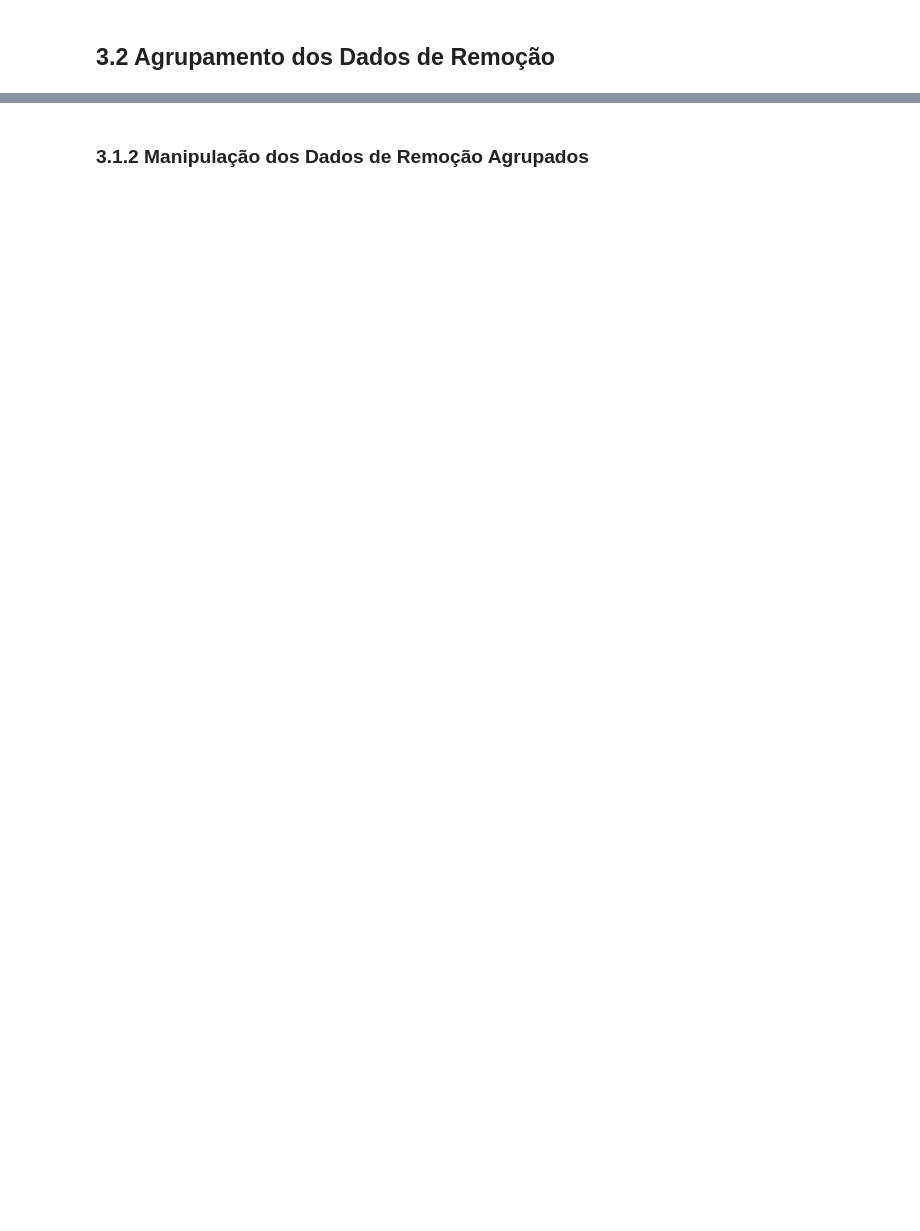
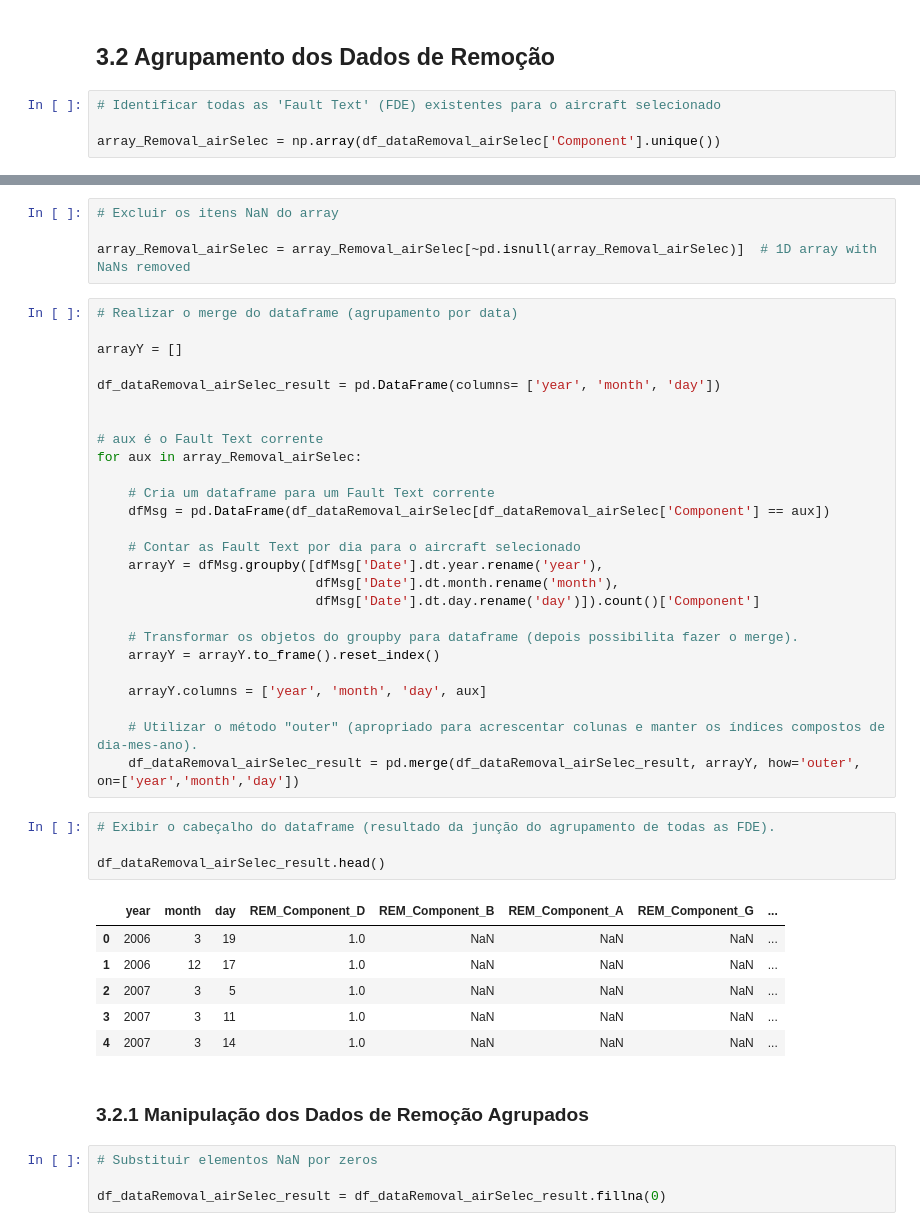
Before and after one commit to marcellyhc/CAP---394-Introdution-to-Data-Science, a Jupyter notebook: v01_TrabalhoFinal_DataScience.ipynb, the cells around one changed output, grey strips where cells are left out. Saved outputs shown, nothing was run; the diff lists cells and outputs as text; blank space fills up the shorter version.

```diff
--- a/v01_TrabalhoFinal_DataScience.ipynb
+++ b/v01_TrabalhoFinal_DataScience.ipynb
@@ -421,3 +415,7 @@ Imagem do gráfico interativo:
 ![title](plot_FDE.png)
 # %% [markdown]
 ## 3.2 Agrupamento dos Dados de Remoção
+# %%
+# Identificar todas as 'Fault Text' (FDE) existentes para o aircraft selecionado
+
+array_Removal_airSelec = np.array(df_dataRemoval_airSelec['Component'].unique())
@@ -424,2 +431,47 @@ Imagem do gráfico interativo:
+# %%
+# Excluir os itens NaN do array
+
+array_Removal_airSelec = array_Removal_airSelec[~pd.isnull(array_Removal_airSelec)]  # 1D array with NaNs removed
+# %%
+# Realizar o merge do dataframe (agrupamento por data)
+
+arrayY = []
+
+df_dataRemoval_airSelec_result = pd.DataFrame(columns= ['year', 'month', 'day'])
+
+
+# aux é o Fault Text corrente
+for aux in array_Removal_airSelec:
+
+    # Cria um dataframe para um Fault Text corrente
+    dfMsg = pd.DataFrame(df_dataRemoval_airSelec[df_dataRemoval_airSelec['Component'] == aux])
+
+    # Contar as Fault Text por dia para o aircraft selecionado
+    arrayY = dfMsg.groupby([dfMsg['Date'].dt.year.rename('year'),
+                            dfMsg['Date'].dt.month.rename('month'),
+                            dfMsg['Date'].dt.day.rename('day')]).count()['Component']
+
+    # Transformar os objetos do groupby para dataframe (depois possibilita fazer o merge).
+    arrayY = arrayY.to_frame().reset_index()
+
+    arrayY.columns = ['year', 'month', 'day', aux]
+
+    # Utilizar o método "outer" (apropriado para acrescentar colunas e manter os índices compostos de dia-mes-ano).
+    df_dataRemoval_airSelec_result = pd.merge(df_dataRemoval_airSelec_result, arrayY, how='outer', on=['year','month','day'])
+# %%
+# Exibir o cabeçalho do dataframe (resultado da junção do agrupamento de todas as FDE).
+
+df_dataRemoval_airSelec_result.head()
+# %% [output]
+|  | year | month | day | REM_Component_D | REM_Component_B | REM_Component_A | REM_Component_G | ... |
+| 0 | 2006 | 3 | 19 | 1.0 | NaN | NaN | NaN | ... |
+| 1 | 2006 | 12 | 17 | 1.0 | NaN | NaN | NaN | ... |
+| 2 | 2007 | 3 | 5 | 1.0 | NaN | NaN | NaN | ... |
+| 3 | 2007 | 3 | 11 | 1.0 | NaN | NaN | NaN | ... |
+| 4 | 2007 | 3 | 14 | 1.0 | NaN | NaN | NaN | ... |
 # %% [markdown]
-### 3.1.2 Manipulação dos Dados de Remoção Agrupados
+### 3.2.1 Manipulação dos Dados de Remoção Agrupados
+# %%
+# Substituir elementos NaN por zeros
+
+df_dataRemoval_airSelec_result = df_dataRemoval_airSelec_result.fillna(0)
```
Also changed, not shown: parts of 9 cells of this notebook.
